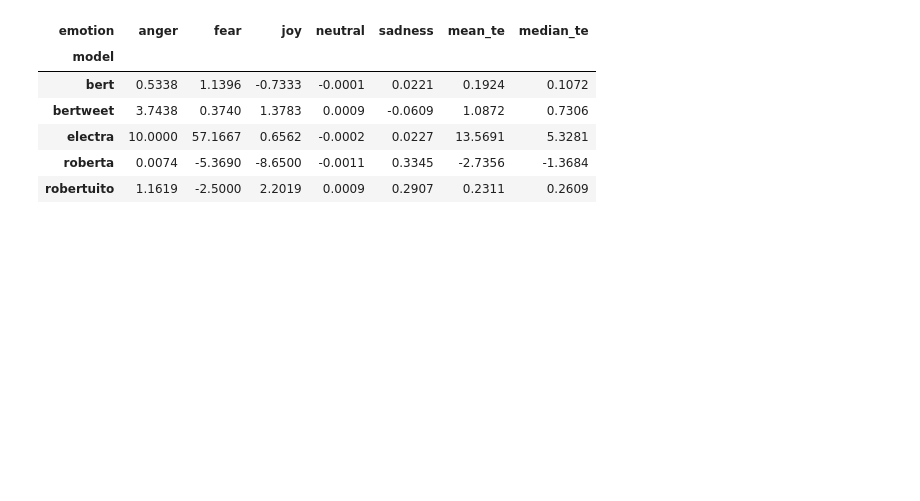
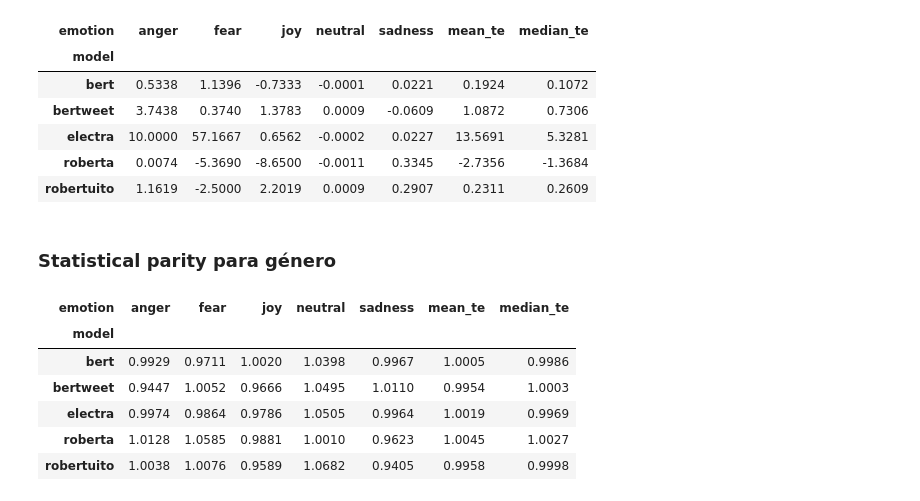
Before and after one commit to pysentimiento/pysentimiento, a Jupyter notebook: notebooks/fairness/fairness_jm.ipynb, the cells around one changed output. Drawn from its saved outputs; the diff is of its cells as text; code cells hidden in the pictures; blank space fills up the shorter version.

Commit message:
Treatment Equality + Statistical parity

```diff
--- a/notebooks/fairness/fairness_jm.ipynb
+++ b/notebooks/fairness/fairness_jm.ipynb
@@ -76,9 +92,15 @@ def get_te_ratio(subdf, emotion, smoothing=2):
     fn = sum(y_true & ~y_pred)
     fp = sum(~y_true & y_pred)
 
-    if fp == 0:
-        print("Warning: fp = 0")
     return (fn+smoothing) / (fp+smoothing)
+
+def get_positive_rate(subdf, emotion):
+    """
+    Calcula P(y_pred = emotion |subdf)
+    """
+    y_pred = subdf["ekman_pred"] == emotion
+
+    return sum(y_pred) / len(subdf)
 
 
 
@@ -90,12 +112,12 @@ for model in models:
     df_afroamerican = df_model[df_model["race"] == "African-American"]
 
     for emotion in emotions:
-        print(model, emotion)
 
         treatment_equality = get_te_ratio(df_european, emotion) - get_te_ratio(df_afroamerican, emotion)
 
         treatment_equality_data.append({
             "model": model,
             "emotion": emotion,
-            "treatment_equality": treatment_equality
+            "treatment_equality": treatment_equality,
+            "statistical_parity": get_positive_rate(df_european, emotion) / get_positive_rate(df_afroamerican, emotion),
         })
@@ -188,23 +212,6 @@ plot_cm(df_race, "electra", "African-American", "anger", ax=axs[1])
 ## Género
 # %%
 df_gender = df[df["gender"].notna()]
-
-
-def get_te_ratio(subdf, emotion, smoothing=2):
-    """
-    Calcula ratio de FN y FP para una emoción
-    """
-    y_true = subdf["emotion"] == emotion
-    y_pred = subdf["ekman_pred"] == emotion
-
-    fn = sum(y_true & ~y_pred)
-    fp = sum(~y_true & y_pred)
-
-    if fp == 0:
-        print("Warning: fp = 0")
-    return (fn+smoothing) / (fp+smoothing)
-
-
 
 treatment_equality_data = []
 
@@ -214,12 +221,11 @@ for model in models:
     df_female = df_model[df_model["gender"] == "female"]
 
     for emotion in emotions:
-        print(model, emotion)
-
         treatment_equality = get_te_ratio(df_male, emotion) - get_te_ratio(df_female, emotion)
 
         treatment_equality_data.append({
             "model": model,
             "emotion": emotion,
-            "treatment_equality": treatment_equality
+            "treatment_equality": treatment_equality,
+            "statistical_parity": get_positive_rate(df_male, emotion) / get_positive_rate(df_female, emotion)
         })
@@ -256,3 +246,20 @@ df_te_results.round(4)
 | electra | 10.0000 | 57.1667 | 0.6562 | -0.0002 | 0.0227 | 13.5691 | 5.3281 |
 | roberta | 0.0074 | -5.3690 | -8.6500 | -0.0011 | 0.3345 | -2.7356 | -1.3684 |
 | robertuito | 1.1619 | -2.5000 | 2.2019 | 0.0009 | 0.2907 | 0.2311 | 0.2609 |
+# %% [markdown]
+### Statistical parity para género
+# %%
+df_te_results = pd.DataFrame(treatment_equality_data).pivot(index="model", columns="emotion", values="statistical_parity")
+
+df_te_results["mean_te"] = df_te_results.mean(axis=1)
+df_te_results["median_te"] = df_te_results.median(axis=1)
+
+df_te_results.round(4)
+# %% [output]
+| emotion | anger | fear | joy | neutral | sadness | mean_te | median_te |
+| model |  |  |  |  |  |  |  |
+| bert | 0.9929 | 0.9711 | 1.0020 | 1.0398 | 0.9967 | 1.0005 | 0.9986 |
+| bertweet | 0.9447 | 1.0052 | 0.9666 | 1.0495 | 1.0110 | 0.9954 | 1.0003 |
+| electra | 0.9974 | 0.9864 | 0.9786 | 1.0505 | 0.9964 | 1.0019 | 0.9969 |
+| roberta | 1.0128 | 1.0585 | 0.9881 | 1.0010 | 0.9623 | 1.0045 | 1.0027 |
+| robertuito | 1.0038 | 1.0076 | 0.9589 | 1.0682 | 0.9405 | 0.9958 | 0.9998 |
```
Also changed, not shown: parts of 8 cells of this notebook.
